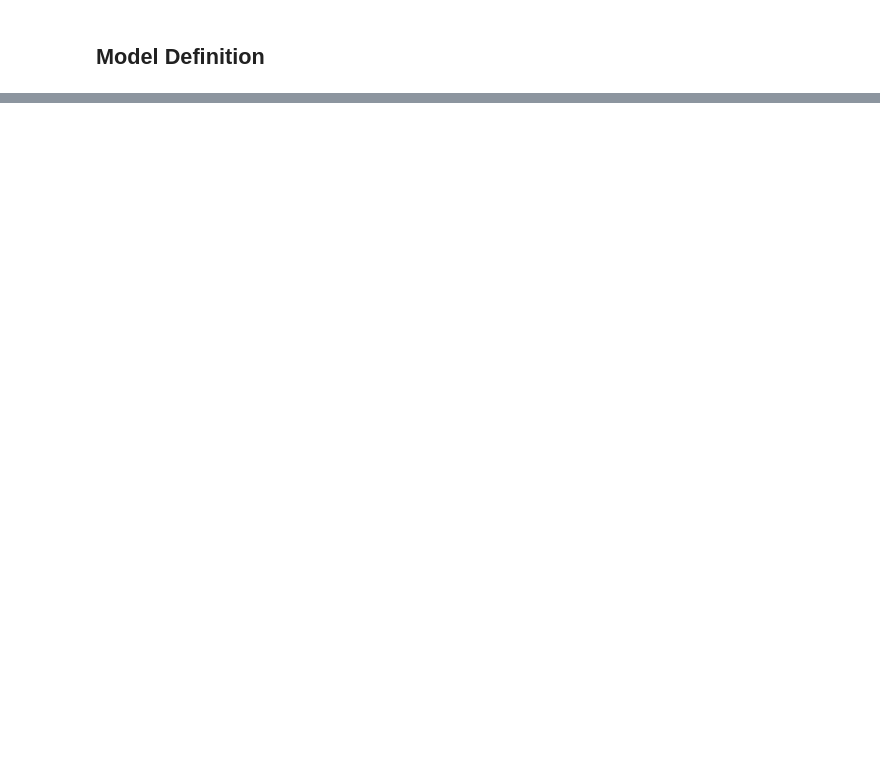
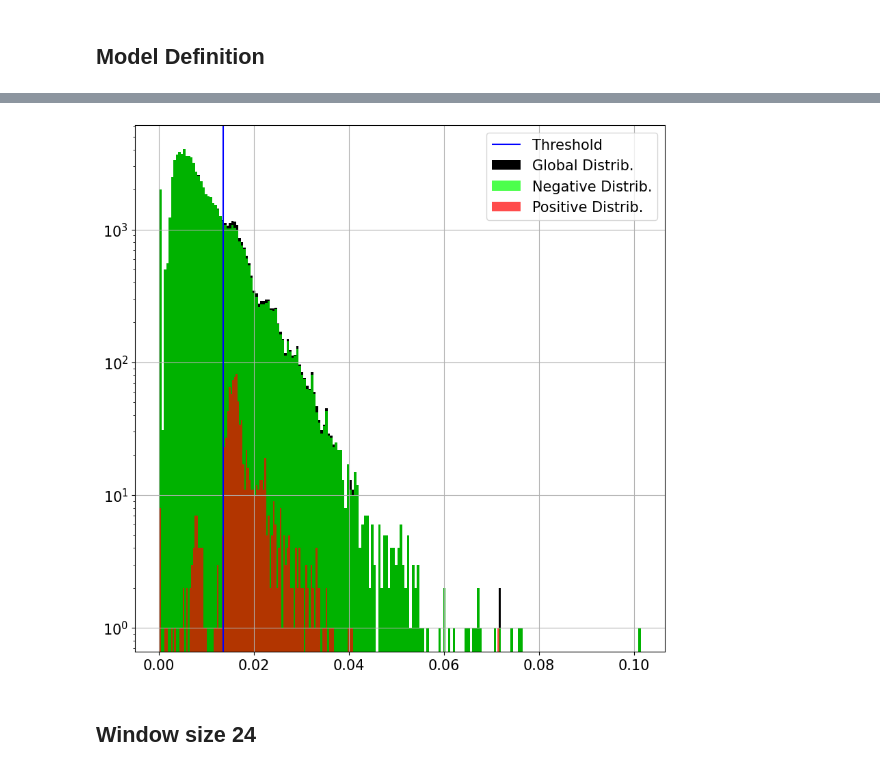
Before and after one commit to drchapman-17/HPCGraphAnomalyDetection, a Jupyter notebook: notebooks/train_GNN_multigraph.ipynb, the cells around one changed output, grey strips where cells are left out. Saved outputs shown, nothing was run; the diff lists cells and outputs as text; code cells hidden in the pictures; blank space fills up the shorter version.

```diff
--- a/notebooks/train_GNN_multigraph.ipynb
+++ b/notebooks/train_GNN_multigraph.ipynb
@@ -429,0 +457,6 @@ test    76306 (98.66%)  1037 (1.34%)
+# %%
+plot_distributions(predictions, th,save_as=os.path.join(logpath,'Prob_distr.png'))
+# %% [output]
+[figure, added]
+# %% [markdown]
+## Window size 24
```
Also changed, not shown: parts of 51 cells of this notebook.
